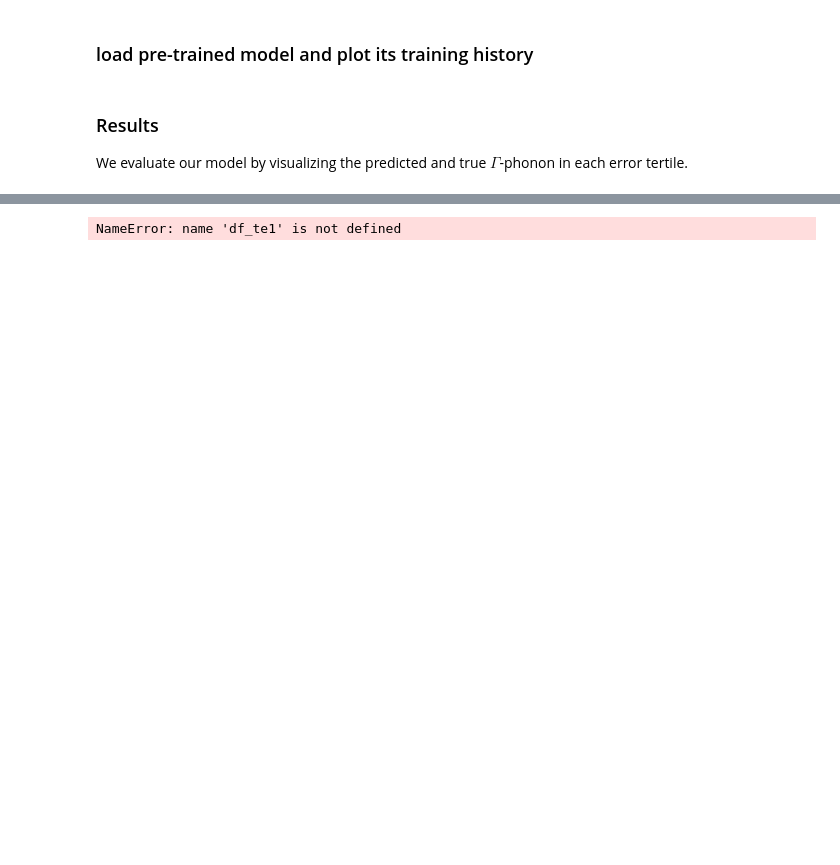
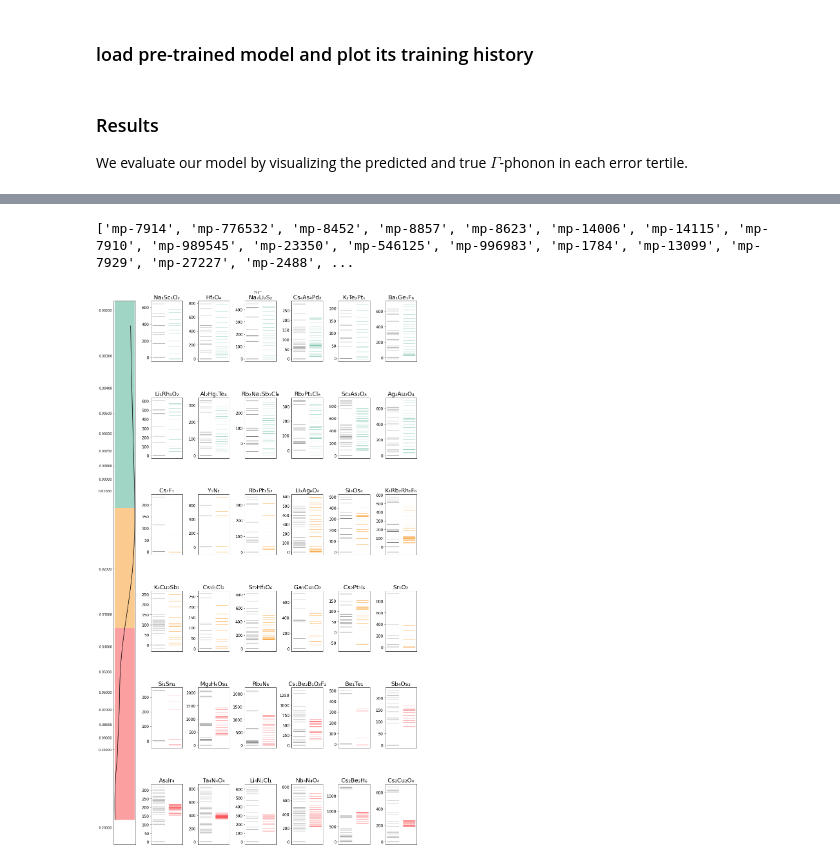
Before and after one commit to RyotaroOKabe/phonon_prediction, a Jupyter notebook: VVN.ipynb, the cells around one changed output, grey strips where cells are left out. Saved outputs shown, nothing was run; the diff lists cells and outputs as text; code cells hidden in the pictures; blank space fills up the shorter version.

```diff
--- a/VVN.ipynb
+++ b/VVN.ipynb
@@ -359,5 +370,6 @@ plot_gphonons(df_tr, header='./models/' + run_name, title='TRAIN', n=6, m=2, pal
 # %%
 # Plot the $\Gamma$-phonon prediction results of TEST data
-plot_gphonons(df_te, header=None, title='TEST', n=6, m=2, palette=palette)
+plot_gphonons(df_te, header='./models/' + model_name, title='TEST', n=6, m=2, palette=palette)
 # %% [output]
-NameError: name 'df_te1' is not defined
+['mp-7914', 'mp-776532', 'mp-8452', 'mp-8857', 'mp-8623', 'mp-14006', 'mp-14115', 'mp-7910', 'mp-989545', 'mp-23350', 'mp-546125', 'mp-996983', 'mp-1784', 'mp-13099', 'mp-7929', 'mp-27227', 'mp-2488', ...
+[figure, added]
```
Also changed, not shown: parts of 3 cells of this notebook, 1 other file.
